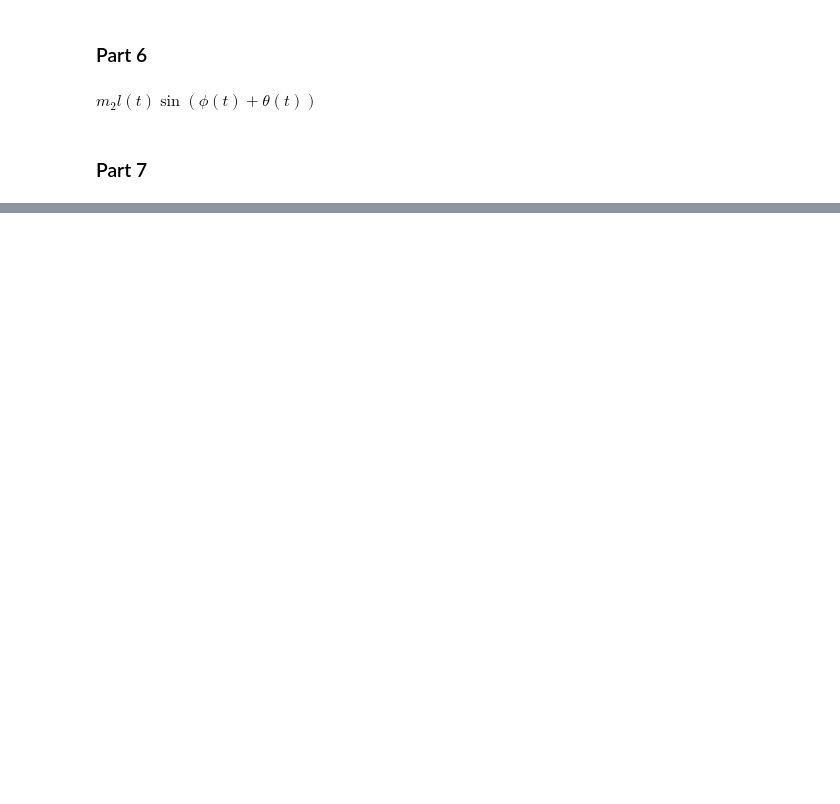
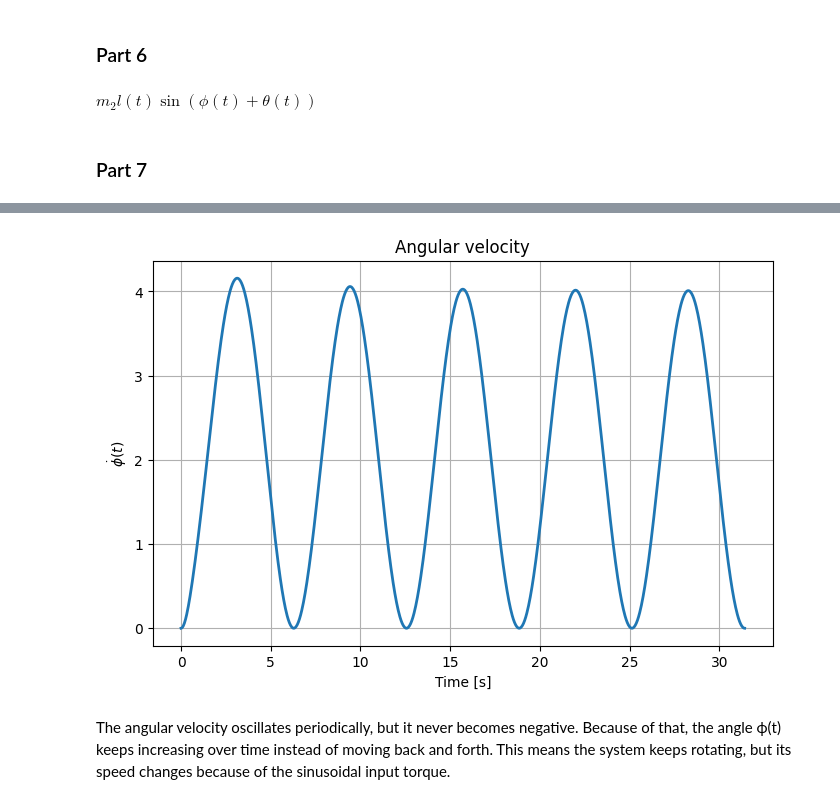
Before and after one commit to brvndon266/MAE_269_Bioinspired_Mobile_Robotics, a Jupyter notebook: HW2/HW2.ipynb, the cells around one changed output, grey strips where cells are left out. Saved outputs shown, nothing was run; the diff lists cells and outputs as text; code cells hidden in the pictures; blank space fills up the shorter version.

```diff
--- a/HW2/HW2.ipynb
+++ b/HW2/HW2.ipynb
@@ -481,0 +482,12 @@ plt.show()
+# %%
+plt.figure(figsize=(8,5))
+plt.plot(sol.t, sol.y[8,:], linewidth=2)
+plt.xlabel('Time [s]')
+plt.ylabel(r'$\dot{\phi}(t)$')
+plt.title('Angular velocity')
+plt.grid(True)
+plt.show()
+# %% [output]
+[figure, added]
+# %% [markdown]
+The angular velocity oscillates periodically, but it never becomes negative. Because of that, the angle ϕ(t) keeps increasing over time instead of moving back and forth. This means the system keeps rotating, but its speed changes because of the sinusoidal input torque.
```
Also changed, not shown: parts of 1 cell of this notebook, 3 other files.
